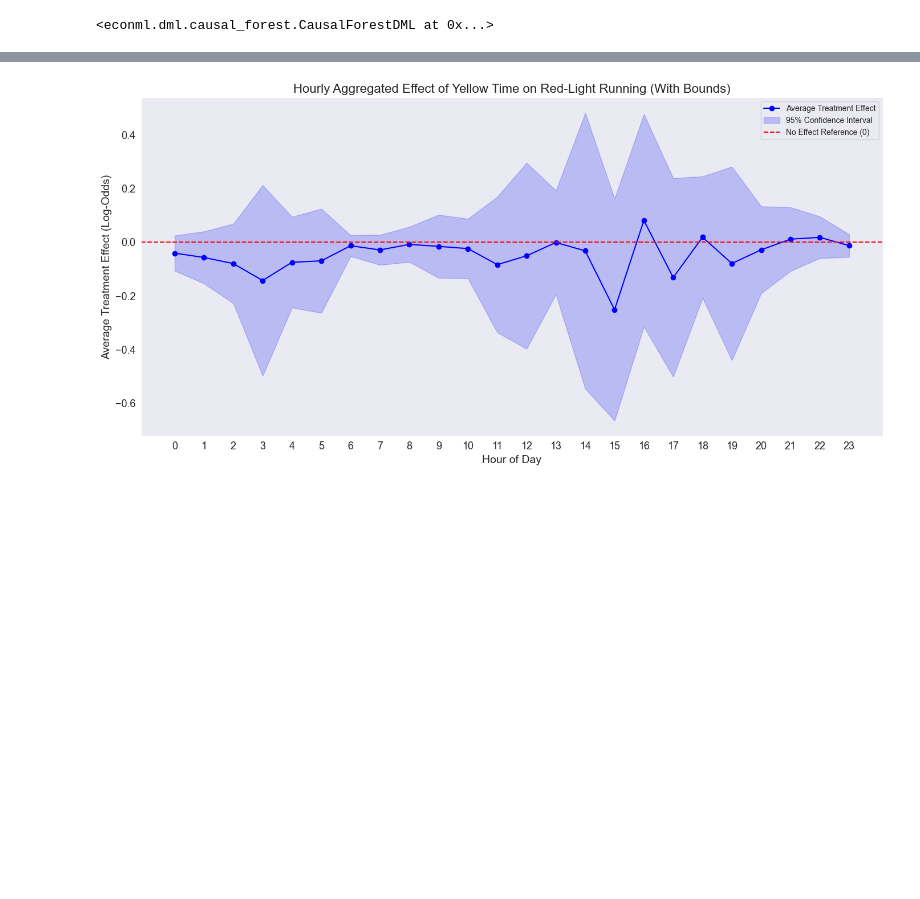
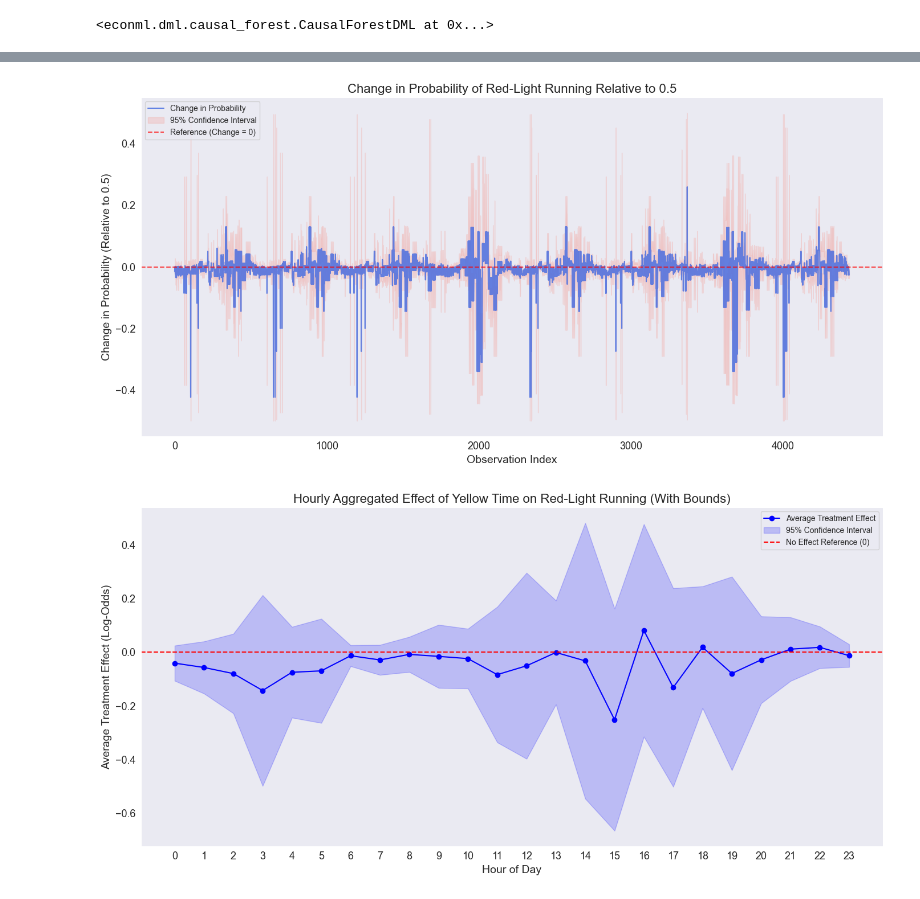
Before and after one commit to bmtazbiulhassan/signal_adjustment, a Jupyter notebook: notebook/ii modeling.ipynb, the cells around one changed output, grey strips where cells are left out. Cells and saved outputs as stored; diff of their text form; code cells hidden in the pictures; blank space fills up the shorter version.

```diff
--- a/notebook/ii modeling.ipynb
+++ b/notebook/ii modeling.ipynb
@@ -326,3 +333,39 @@ plt.show()
+# %%
+# Adjust probabilities relative to 0.5
+ite_probs_relative = [p - 0.5 for p in ite_probs]
+ite_lower_probs_relative = [lp - 0.5 for lp in ite_lower_probs]
+ite_upper_probs_relative = [up - 0.5 for up in ite_upper_probs]
+
+# Create a plot to visualize the changes with bounds
+plt.figure(figsize=(14, 7))
+plt.plot(range(len(ite_probs_relative)), ite_probs_relative, label="Change in Probability", color='royalblue', alpha=0.8)
+plt.fill_between(
+    range(len(ite_probs_relative)),
+    ite_lower_probs_relative,
+    ite_upper_probs_relative,
+    color='salmon',
+    alpha=0.2,
+    label="95% Confidence Interval"
+)
+
+# Add reference line at 0 (since probabilities are relative to 0.5 now)
+plt.axhline(0, color='red', linestyle='--', label="Reference (Change = 0)", alpha=0.7)
+
+# Customize the plot
+plt.xlabel("Observation Index", fontsize=14)
+plt.ylabel("Change in Probability (Relative to 0.5)", fontsize=14)
+plt.title("Change in Probability of Red-Light Running Relative to 0.5", fontsize=16)
+plt.legend()
+plt.grid()
+
+plt.tick_params(axis="x", labelsize=13)
+plt.tick_params(axis="y", labelsize=13)
+
+plt.tight_layout()
+plt.savefig("../report/probability_change.png", dpi=300)
+plt.show()
+# %% [output]
+[figure, added]
 # %%
 # Calculate treatment effects and confidence intervals for each observation
 X = X_test[["hour"]]
```
Also changed, not shown: parts of 6 cells of this notebook, 1 other file.
